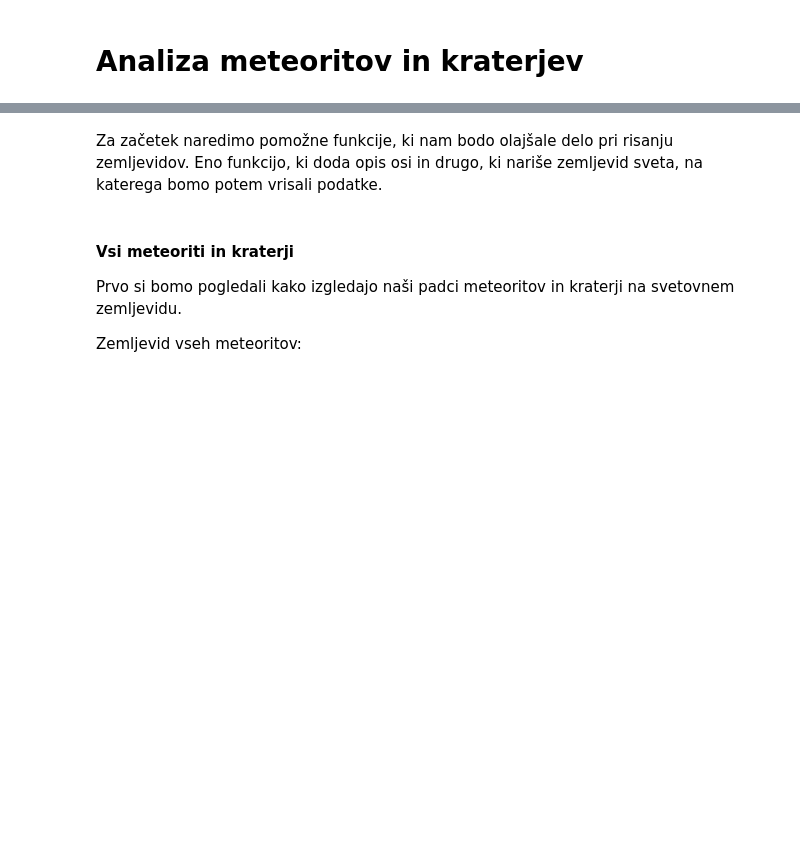
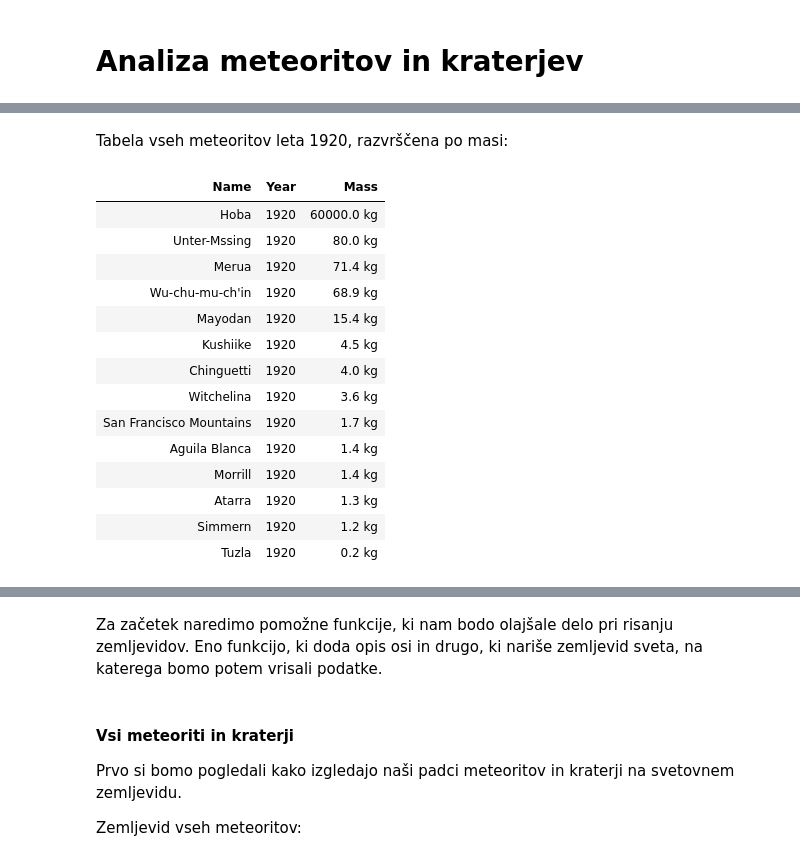
Before and after one commit to LesbianLemon/uvp-projektna, a Jupyter notebook: jupyter/analysis.ipynb, the cells around one changed output, grey strips where cells are left out. Saved outputs shown, nothing was run; the diff lists cells and outputs as text; code cells hidden in the pictures; blank space fills up the shorter version.

```diff
--- a/jupyter/analysis.ipynb
+++ b/jupyter/analysis.ipynb
@@ -353,0 +373,23 @@ Tabela desetih najtežjih meteoritov za primerjavo:
+# %%
+met_1920_df = met_df[met_df["Year"] == 1920][["Name", "Year", "Mass"]].sort_values("Mass", ascending=False)
+met_1920_df["Mass"] = (met_1920_df["Mass"]/10**3).apply(lambda m: f"{round(m, 1)} kg")
+# %% [markdown]
+Tabela vseh meteoritov leta 1920, razvrščena po masi:
+# %%
+pretty_table(met_1920_df)
+# %% [output]
+| Name | Year | Mass |
+| Hoba | 1920 | 60000.0 kg |
+| Unter-Mssing | 1920 | 80.0 kg |
+| Merua | 1920 | 71.4 kg |
+| Wu-chu-mu-ch'in | 1920 | 68.9 kg |
+| Mayodan | 1920 | 15.4 kg |
+| Kushiike | 1920 | 4.5 kg |
+| Chinguetti | 1920 | 4.0 kg |
+| Witchelina | 1920 | 3.6 kg |
+| San Francisco Mountains | 1920 | 1.7 kg |
+| Aguila Blanca | 1920 | 1.4 kg |
+| Morrill | 1920 | 1.4 kg |
+| Atarra | 1920 | 1.3 kg |
+| Simmern | 1920 | 1.2 kg |
+| Tuzla | 1920 | 0.2 kg |
```
Also changed, not shown: parts of 114 cells of this notebook, 2 other files.
